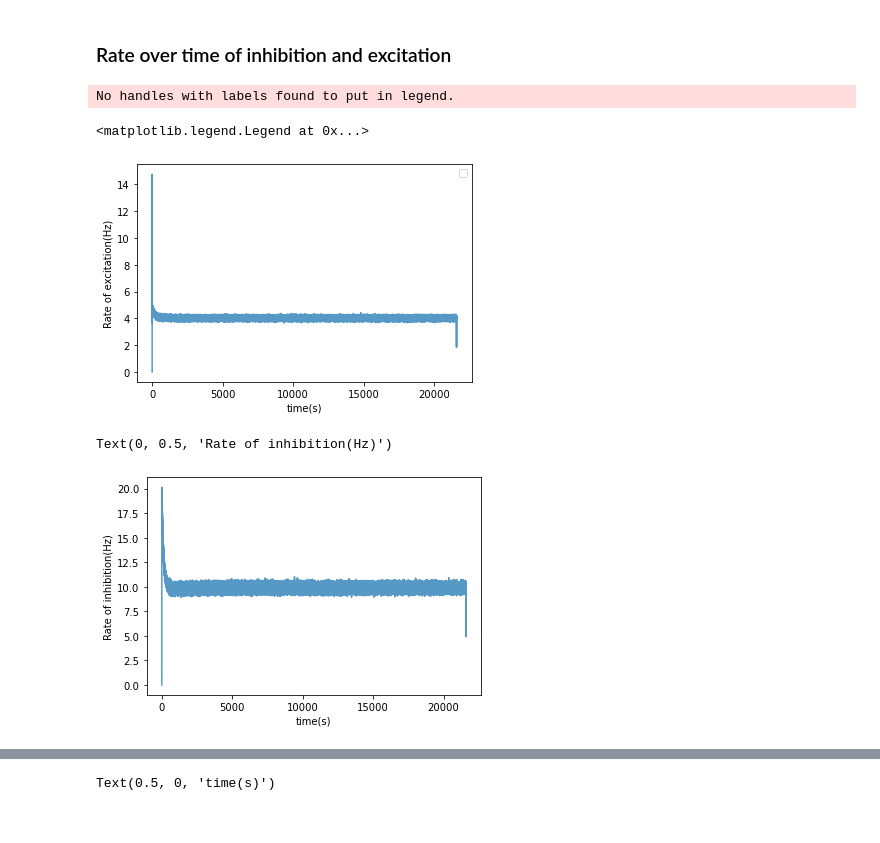
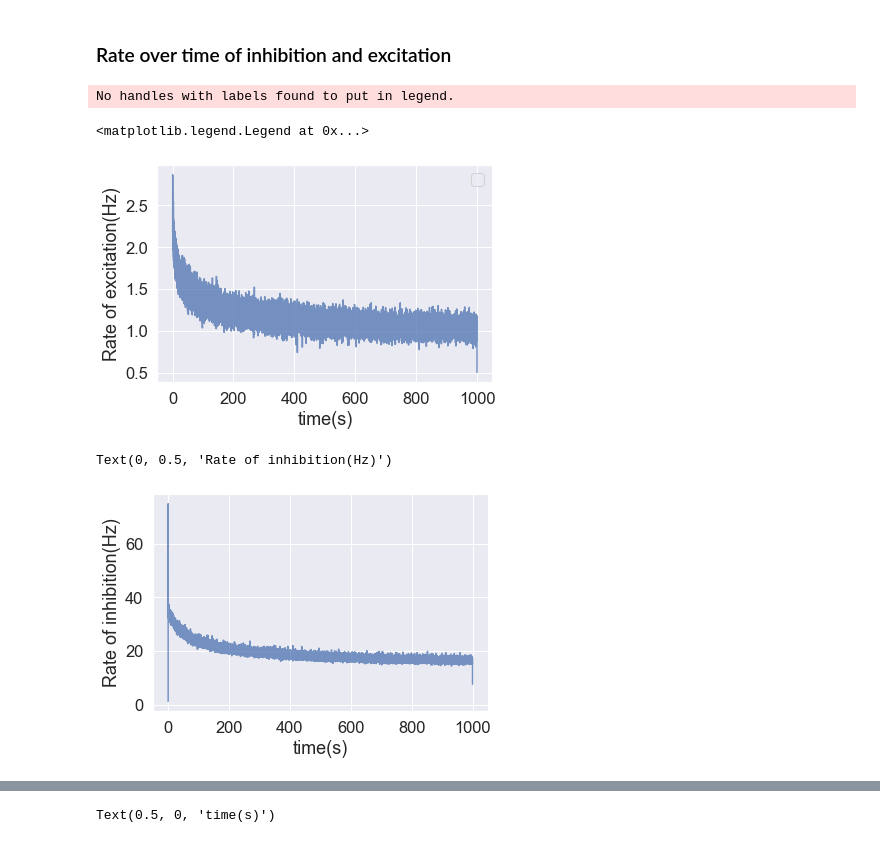
Before and after one commit to Saighi/orchestratedSaighi, a Jupyter notebook: ana/Stable_state_presentation.ipynb, the cells around one changed output, grey strips where cells are left out. Cells and saved outputs as stored; diff of their text form; code cells hidden in the pictures.

```diff
--- a/ana/Stable_state_presentation.ipynb
+++ b/ana/Stable_state_presentation.ipynb
@@ -20,7 +21,8 @@ import plotly.graph_objects as go
 # %%
 # %%
+sns.set_theme()
 num_mpi_ranks = 4 # the number of sims you used in parallel
-datadir = os.path.expanduser("/users/nsr/saighi/data/sim_network/sim_stady_state_wii0.08_wie0.08_wei0.72_wext0.2") # Set this to your data path
+datadir = os.path.expanduser("/mnt/data1/data_paul/new_formula/new_formula_plas_inh/sim_oscillating_more") # Set this to your data path
 prefix = "rf1"
 # %%
 #%%
@@ -65,14 +67,15 @@ sse  = np.concatenate([pd.read_csv("%s/%s.%i.sse"%(datadir,prefix,i),delimiter='
 win = signal.windows.hann(100)
 convoluted_rateE = np.convolve(rateE,win,'same')/ sum(win)
 # %%
-plt.plot(time_axis,convoluted_rateE,alpha = 0.75)
+sns.set(font_scale=1.5)
+plt.plot(time_axis[200:],convoluted_rateE[200:],alpha = 0.75)
 plt.xlabel("time(s)")
 plt.ylabel("Rate of excitation(Hz)")
 plt.legend()
 # %% [output]
 No handles with labels found to put in legend.
 <matplotlib.legend.Legend at 0x...>
-[figure, old version]
+[figure, new version]
 # %%
 convoluted_rateI = np.convolve(rateI,win,'same')/ sum(win)
 # %%
@@ -82,5 +85,5 @@ plt.xlabel("time(s)")
 plt.ylabel("Rate of inhibition(Hz)")
 # %% [output]
 Text(0, 0.5, 'Rate of inhibition(Hz)')
-[figure, old version]
+[figure, new version]
 # %%
```
Also changed, not shown: parts of 8 cells of this notebook, 7 other files.
